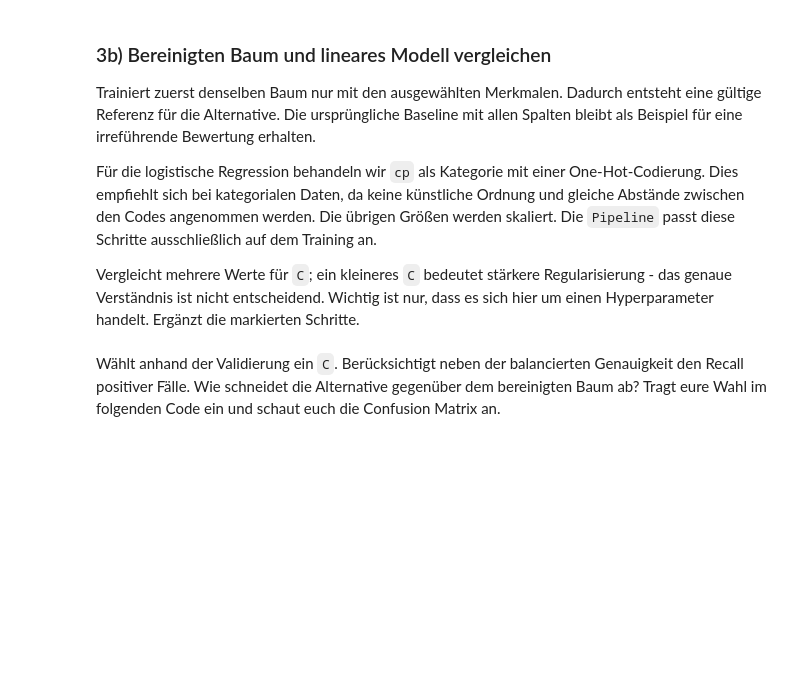
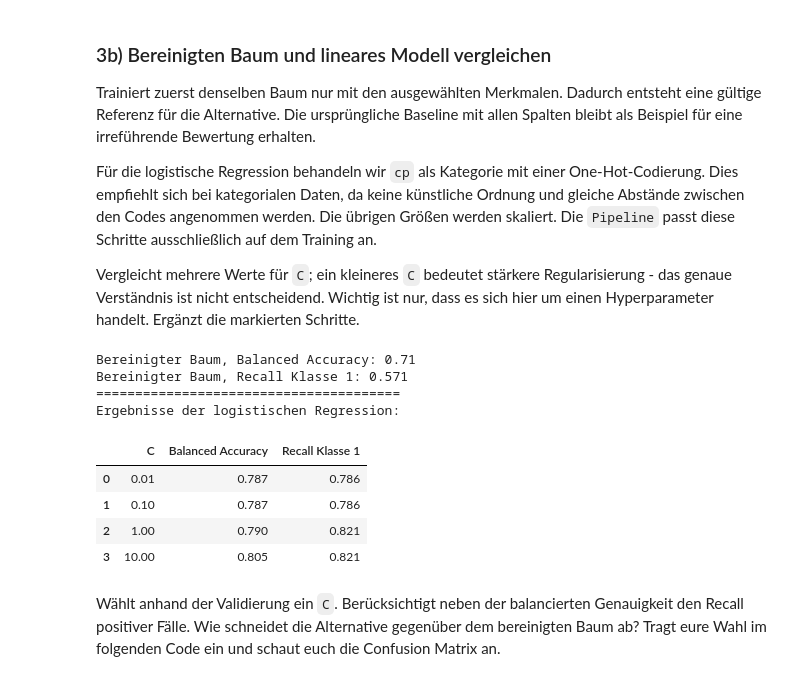
Before and after one commit to Stevenyami/KI-in-der-Medizin, a Jupyter notebook: src/Uebung03_KI_System.ipynb, the cells around one changed output. Cells and saved outputs as stored; diff of their text form; code cells hidden in the pictures; blank space fills up the shorter version.

```diff
--- a/src/Uebung03_KI_System.ipynb
+++ b/src/Uebung03_KI_System.ipynb
@@ -147,4 +220,12 @@ Ihre Lösung:
 # %%
 # Tragt die fachlich begründeten Eingabespalten ein.
-merkmale = [] # Hier ihre Lösung
+merkmale = [
+    "age",
+    "sex",
+    "cp",
+    "trestbps",
+    "chol",
+    "thalach",
+    "exang",
+    "oldpeak",] # Hier ihre Lösung
 print("Gewählte Modellmerkmale:", merkmale)
@@ -172,36 +255,46 @@ vorverarbeitung = ColumnTransformer([
 bereinigte_baseline = Pipeline([
     ("vorverarbeitung", vorverarbeitung),
     ("klassifikator", DecisionTreeClassifier(max_depth=3, random_state=42)),
 ])
 bereinigte_baseline.fit(X_train[merkmale], y_train)
 vorhersage_bereinigt_val = bereinigte_baseline.predict(X_val[merkmale])
 print("Bereinigter Baum, Balanced Accuracy:",
       round(balanced_accuracy_score(y_val, vorhersage_bereinigt_val), 3))
 print("Bereinigter Baum, Recall Klasse 1:",
       round(recall_score(y_val, vorhersage_bereinigt_val), 3))
 print("=======================================")
 print("Ergebnisse der logistischen Regression:")
 
-C_werte = [0] # Hier dein Code
+C_werte = [0.01, 0.1, 1.0, 10.0] # Hier dein Code
 modelle = []
 ergebnisse = []
 for C in C_werte:
     modell = Pipeline([
         ("vorverarbeitung", vorverarbeitung),
         ("klassifikator", LogisticRegression(C=C, class_weight="balanced", max_iter=1000)),
     ])
     # Ergänzt Modellanpassung und Vorhersage.
-    modell.fit(0) # Hier dein Code
-    vorhersage = modell.predict(0) # Hier dein Code
+    modell.fit(X_train[merkmale], y_train)
+    vorhersage = modell.predict(X_val[merkmale]) # Hier dein Code
     modelle.append(modell)
     ergebnisse.append({
         "C": C,
         "Balanced Accuracy": balanced_accuracy_score(y_val, vorhersage),
         "Recall Klasse 1": recall_score(y_val, vorhersage),
     })
 
 vergleich = pd.DataFrame(ergebnisse)
 display(vergleich.round(3))
+# %% [output]
+Bereinigter Baum, Balanced Accuracy: 0.71
+Bereinigter Baum, Recall Klasse 1: 0.571
+=======================================
+Ergebnisse der logistischen Regression:
+|  | C | Balanced Accuracy | Recall Klasse 1 |
+| 0 | 0.01 | 0.787 | 0.786 |
+| 1 | 0.10 | 0.787 | 0.786 |
+| 2 | 1.00 | 0.790 | 0.821 |
+| 3 | 10.00 | 0.805 | 0.821 |
 # %% [markdown]
 Wählt anhand der Validierung ein `C`. Berücksichtigt neben der balancierten Genauigkeit den Recall positiver Fälle. Wie schneidet die Alternative gegenüber dem bereinigten Baum ab? Tragt eure Wahl im folgenden Code ein und schaut euch die Confusion Matrix an.
 # %% [markdown]
```
Also changed, not shown: parts of 16 cells of this notebook.
